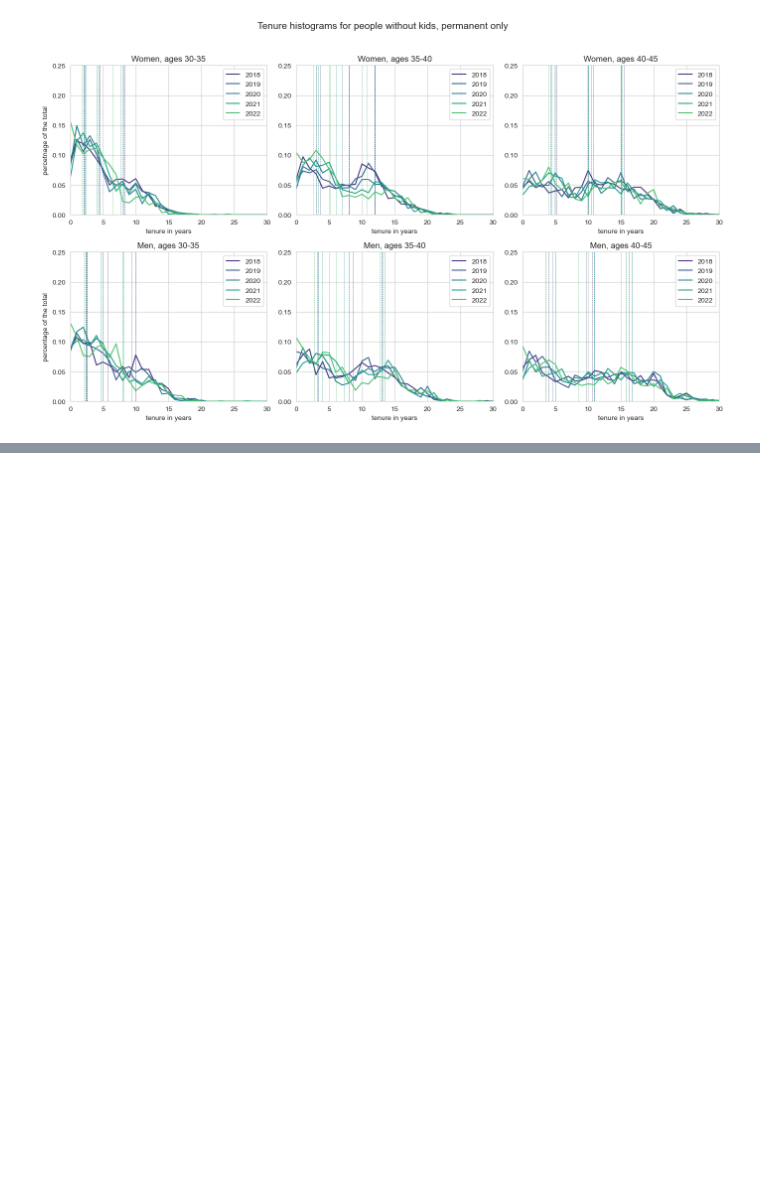
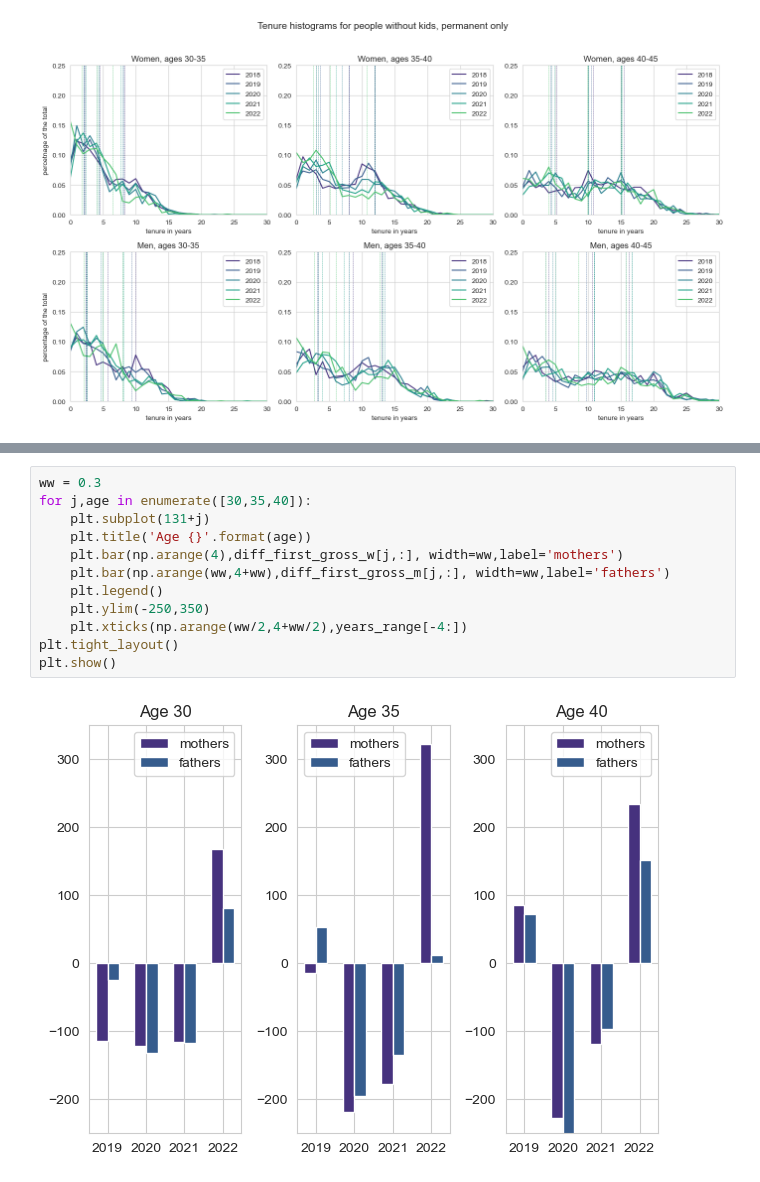
Before and after one commit to crisla/TenMoCoS, a Jupyter notebook: Descriptive_stats.ipynb, the cells around one changed output, grey strips where cells are left out. Saved outputs shown, nothing was run; the diff lists cells and outputs as text; blank space fills up the shorter version.

```diff
--- a/Descriptive_stats.ipynb
+++ b/Descriptive_stats.ipynb
@@ -777,0 +819,14 @@ plt.show()
+# %%
+ww = 0.3
+for j,age in enumerate([30,35,40]):
+    plt.subplot(131+j)
+    plt.title('Age {}'.format(age))
+    plt.bar(np.arange(4),diff_first_gross_w[j,:], width=ww,label='mothers')
+    plt.bar(np.arange(ww,4+ww),diff_first_gross_m[j,:], width=ww,label='fathers')
+    plt.legend()
+    plt.ylim(-250,350)
+    plt.xticks(np.arange(ww/2,4+ww/2),years_range[-4:])
+plt.tight_layout()
+plt.show()
+# %% [output]
+[figure, added]
```
Also changed, not shown: parts of 3 cells of this notebook.
